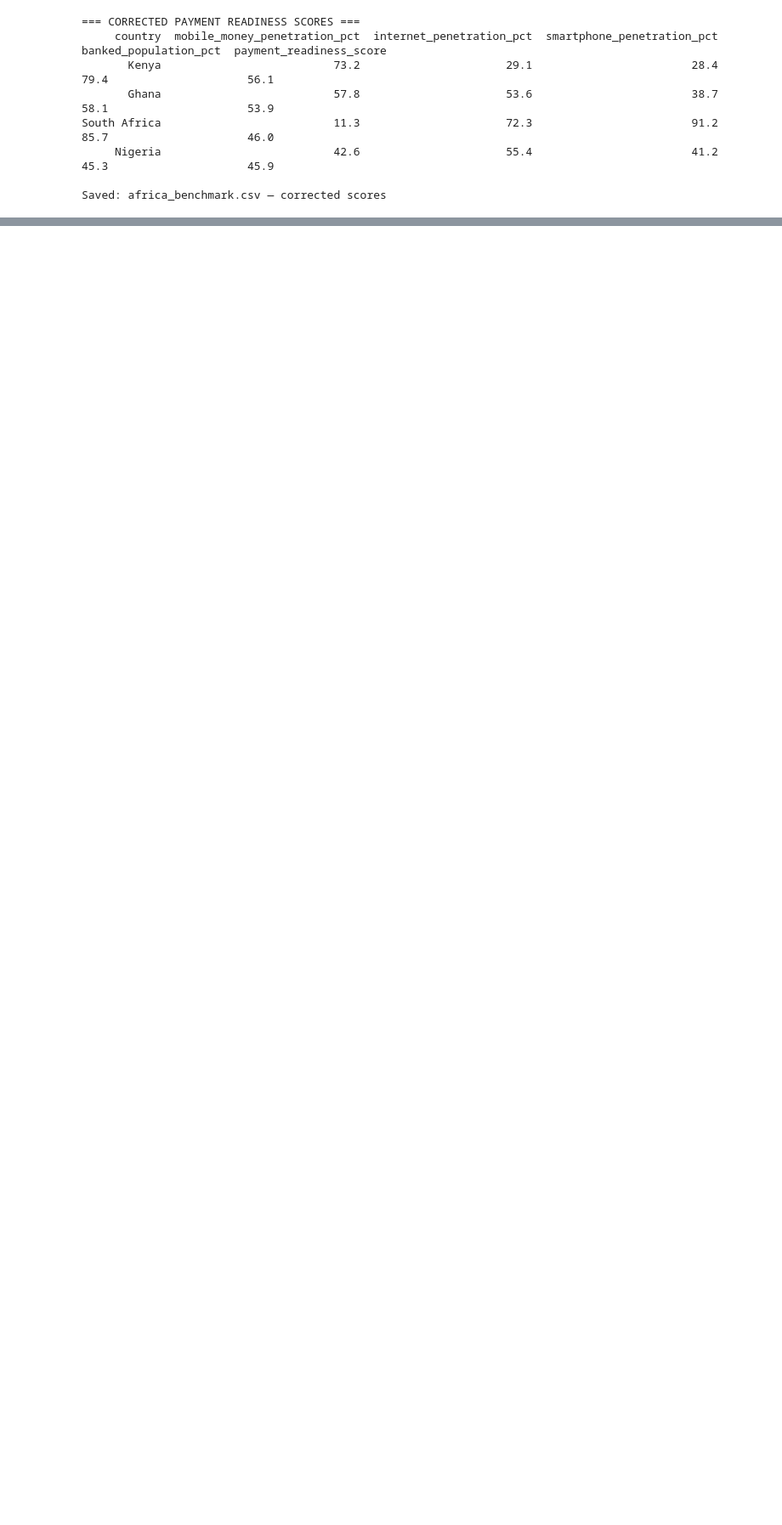
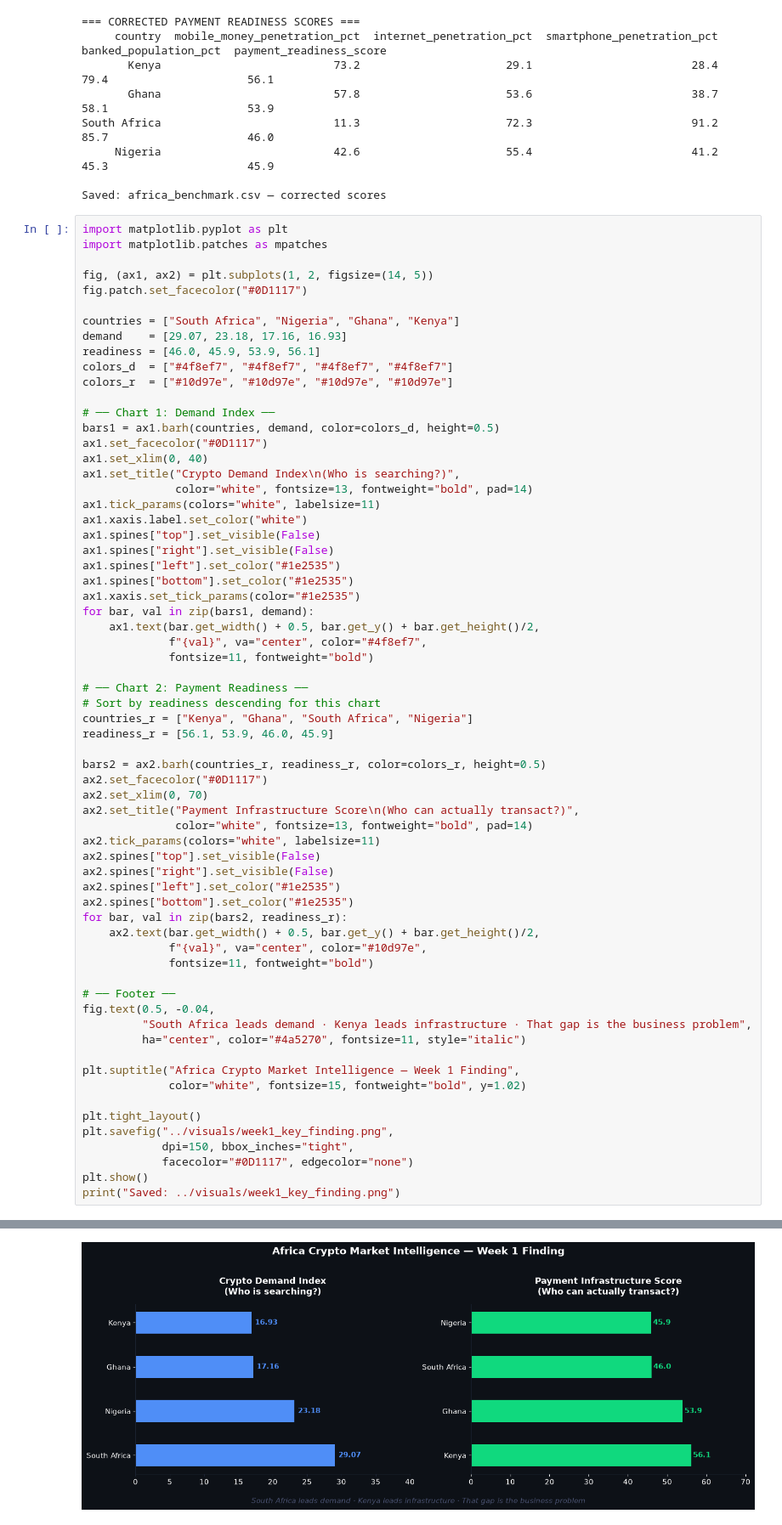
Before and after one commit to DWaithera/africa-crypto-marketplace-intelligence, a Jupyter notebook: WEEK 1/notebooks/04_master_dataset.ipynb, the cells around one changed output, grey strips where cells are left out. Shown at 85% size. Drawn from its saved outputs; the diff is of its cells as text; blank space fills up the shorter version.

Commit message:
Week 1 close: updated master dataset notebook, week1 key finding charts

```diff
--- a/WEEK 1/notebooks/04_master_dataset.ipynb
+++ b/WEEK 1/notebooks/04_master_dataset.ipynb
@@ -343,3 +343,69 @@ South Africa                          11.3                      72.3
      Nigeria                          42.6                      55.4                        41.2                   45.3                     45.9
 
 Saved: africa_benchmark.csv — corrected scores
+# %%
+import matplotlib.pyplot as plt
+import matplotlib.patches as mpatches
+
+fig, (ax1, ax2) = plt.subplots(1, 2, figsize=(14, 5))
+fig.patch.set_facecolor("#0D1117")
+
+countries = ["South Africa", "Nigeria", "Ghana", "Kenya"]
+demand    = [29.07, 23.18, 17.16, 16.93]
+readiness = [46.0, 45.9, 53.9, 56.1]
+colors_d  = ["#4f8ef7", "#4f8ef7", "#4f8ef7", "#4f8ef7"]
+colors_r  = ["#10d97e", "#10d97e", "#10d97e", "#10d97e"]
+
+# ── Chart 1: Demand Index ──
+bars1 = ax1.barh(countries, demand, color=colors_d, height=0.5)
+ax1.set_facecolor("#0D1117")
+ax1.set_xlim(0, 40)
+ax1.set_title("Crypto Demand Index\n(Who is searching?)",
+              color="white", fontsize=13, fontweight="bold", pad=14)
+ax1.tick_params(colors="white", labelsize=11)
+ax1.xaxis.label.set_color("white")
+ax1.spines["top"].set_visible(False)
+ax1.spines["right"].set_visible(False)
+ax1.spines["left"].set_color("#1e2535")
+ax1.spines["bottom"].set_color("#1e2535")
+ax1.xaxis.set_tick_params(color="#1e2535")
+for bar, val in zip(bars1, demand):
+    ax1.text(bar.get_width() + 0.5, bar.get_y() + bar.get_height()/2,
+             f"{val}", va="center", color="#4f8ef7",
+             fontsize=11, fontweight="bold")
+
+# ── Chart 2: Payment Readiness ──
+# Sort by readiness descending for this chart
+countries_r = ["Kenya", "Ghana", "South Africa", "Nigeria"]
+readiness_r = [56.1, 53.9, 46.0, 45.9]
+
+bars2 = ax2.barh(countries_r, readiness_r, color=colors_r, height=0.5)
+ax2.set_facecolor("#0D1117")
+ax2.set_xlim(0, 70)
+ax2.set_title("Payment Infrastructure Score\n(Who can actually transact?)",
+              color="white", fontsize=13, fontweight="bold", pad=14)
+ax2.tick_params(colors="white", labelsize=11)
+ax2.spines["top"].set_visible(False)
+ax2.spines["right"].set_visible(False)
+ax2.spines["left"].set_color("#1e2535")
+ax2.spines["bottom"].set_color("#1e2535")
+for bar, val in zip(bars2, readiness_r):
+    ax2.text(bar.get_width() + 0.5, bar.get_y() + bar.get_height()/2,
+             f"{val}", va="center", color="#10d97e",
+             fontsize=11, fontweight="bold")
+
+# ── Footer ──
+fig.text(0.5, -0.04,
+         "South Africa leads demand · Kenya leads infrastructure · That gap is the business problem",
+         ha="center", color="#4a5270", fontsize=11, style="italic")
+
+plt.suptitle("Africa Crypto Market Intelligence — Week 1 Finding",
+             color="white", fontsize=15, fontweight="bold", y=1.02)
+
+plt.tight_layout()
+plt.savefig("../visuals/week1_key_finding.png",
+            dpi=150, bbox_inches="tight",
+            facecolor="#0D1117", edgecolor="none")
+plt.show()
+print("Saved: ../visuals/week1_key_finding.png")
+# %% [output]
@@ -345,0 +413 @@ Saved: africa_benchmark.csv — corrected scores
+[figure, added]
```
Also changed, not shown: parts of 1 cell of this notebook, 1 other file.
